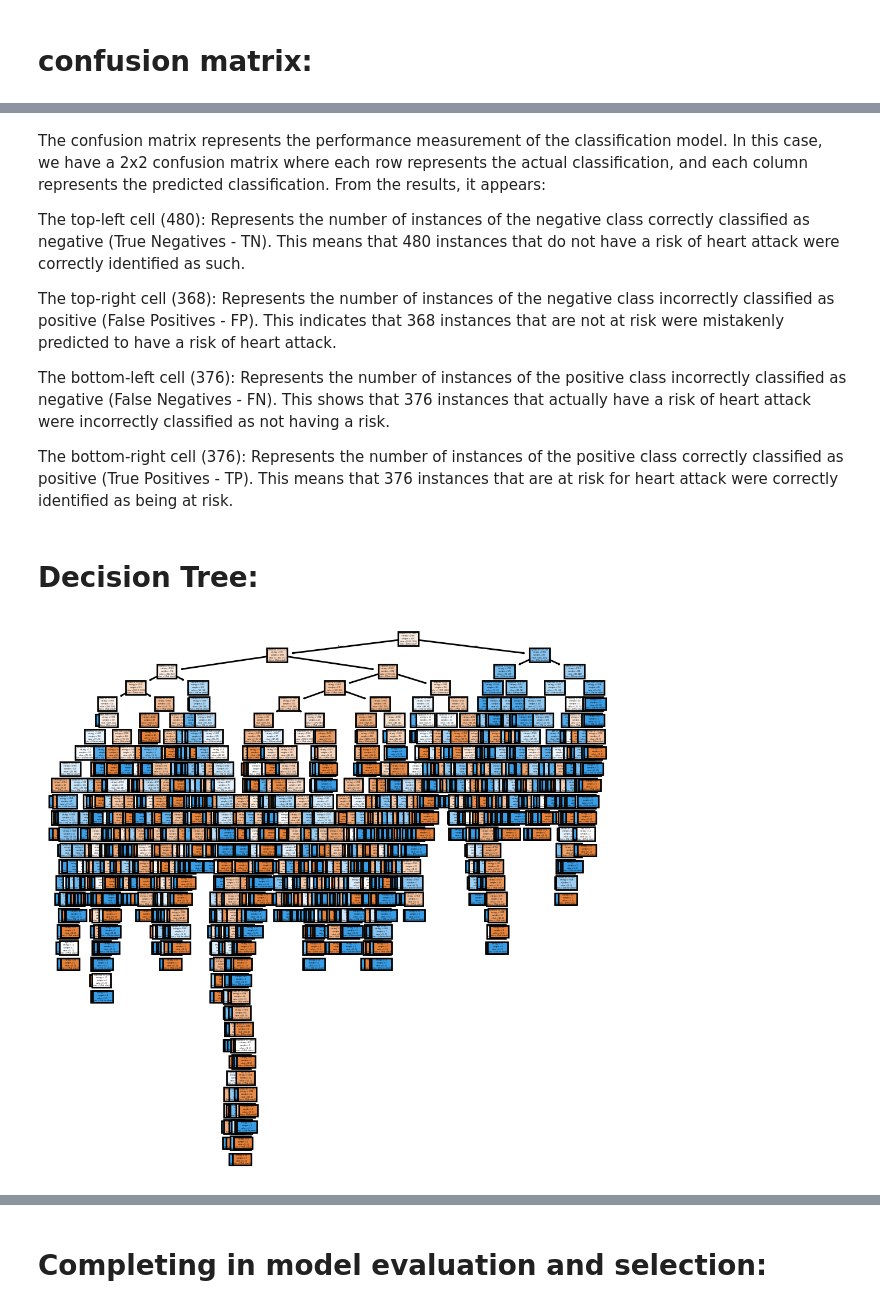
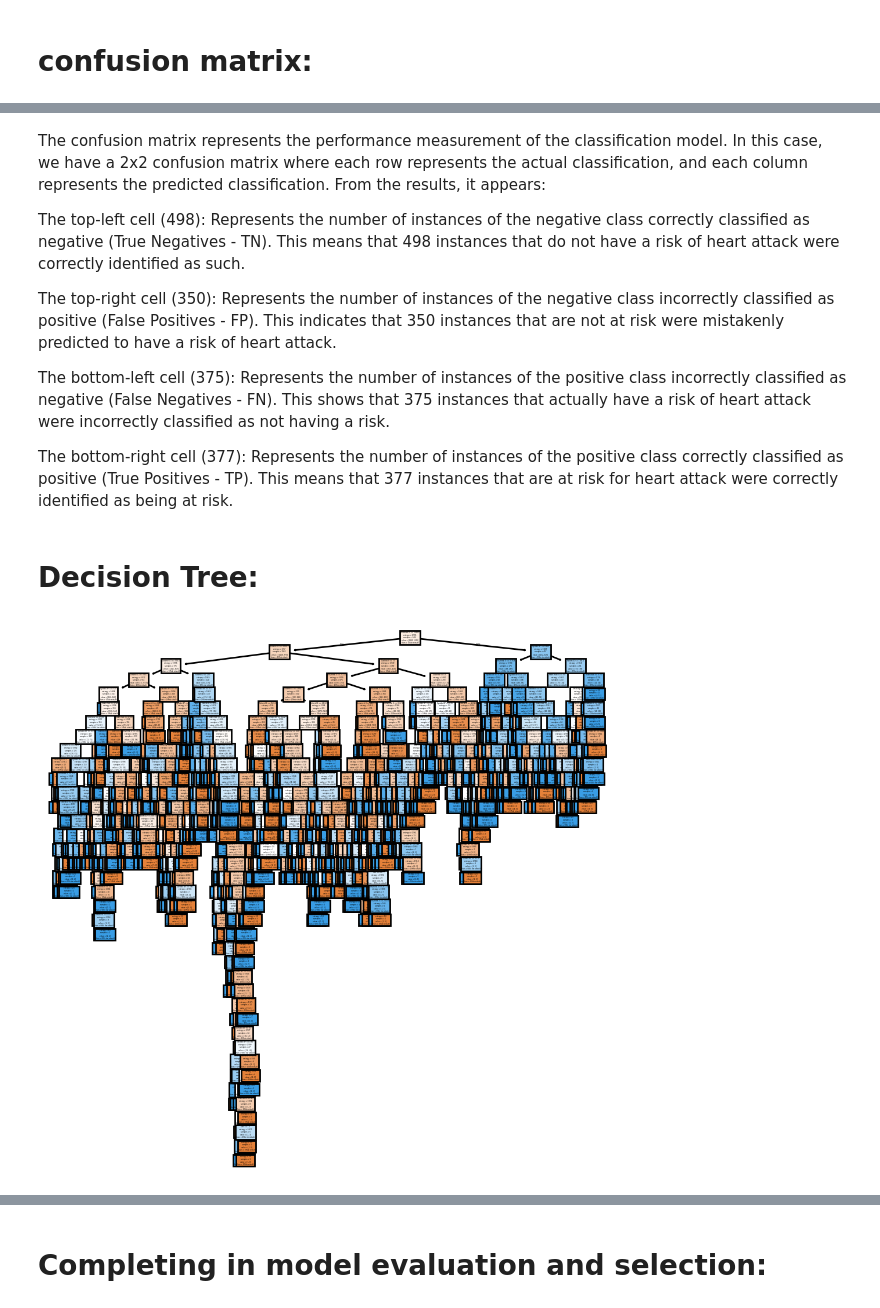
Before and after one commit to FajerAlamro/IT326-Project, a Jupyter notebook: Phase3.ipynb, the cells around one changed output, grey strips where cells are left out. Drawn from its saved outputs; the diff is of its cells as text; code cells hidden in the pictures.

```diff
--- a/Phase3.ipynb
+++ b/Phase3.ipynb
@@ -204,27 +233,27 @@ plt.show()
 # %% [markdown]
 The confusion matrix represents the performance measurement of the classification model. In this case, we have a 2x2 confusion matrix where each row represents the actual classification, and each column represents the predicted classification. From the results, it appears:
 
-The top-left cell (480): Represents the number of instances of the negative class correctly classified as negative (True Negatives - TN). This means that 480 instances that do not have a risk of heart attack were correctly identified as such.
+The top-left cell (498): Represents the number of instances of the negative class correctly classified as negative (True Negatives - TN). This means that 498 instances that do not have a risk of heart attack were correctly identified as such.
 
-The top-right cell (368): Represents the number of instances of the negative class incorrectly classified as positive (False Positives - FP). This indicates that 368 instances that are not at risk were mistakenly predicted to have a risk of heart attack.
+The top-right cell (350): Represents the number of instances of the negative class incorrectly classified as positive (False Positives - FP). This indicates that 350 instances that are not at risk were mistakenly predicted to have a risk of heart attack.
 
-The bottom-left cell (376): Represents the number of instances of the positive class incorrectly classified as negative (False Negatives - FN). This shows that 376 instances that actually have a risk of heart attack were incorrectly classified as not having a risk.
+The bottom-left cell (375): Represents the number of instances of the positive class incorrectly classified as negative (False Negatives - FN). This shows that 375 instances that actually have a risk of heart attack were incorrectly classified as not having a risk.
 
-The bottom-right cell (376): Represents the number of instances of the positive class correctly classified as positive (True Positives - TP). This means that 376 instances that are at risk for heart attack were correctly identified as being at risk.
+The bottom-right cell (377): Represents the number of instances of the positive class correctly classified as positive (True Positives - TP). This means that 377 instances that are at risk for heart attack were correctly identified as being at risk.
 # %% [markdown]
 # Decision Tree:
 # %%
 fig, axes = plt.subplots(nrows=1, ncols=1, figsize=(6, 6), dpi=200)
 
 
-class_labels = {1: '1(Risk attack)' , 2:'2(No risr attack)'}
+class_labels = {1: '1(Risk attack)' , 0:'0(No risr attack)'}
 
 tree.plot_tree(clf2,
                feature_names=fn,
-               class_names=[class_labels[1], class_labels[2]],
+               class_names=[class_labels[1], class_labels[0]],
                filled=True
                )
 
 plt.show()
 # %% [output]
-[figure, old version]
+[figure, new version]
```
Also changed, not shown: parts of 34 cells of this notebook.
